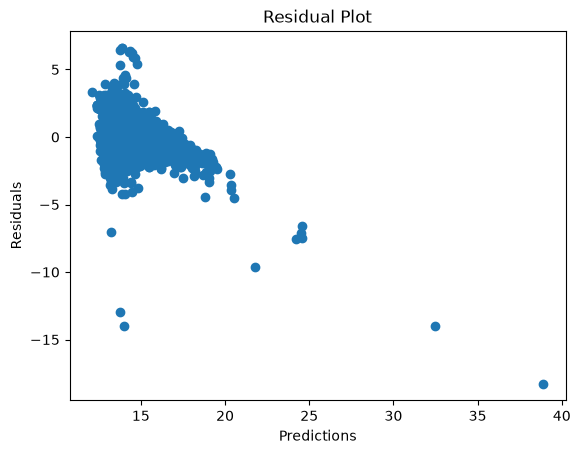
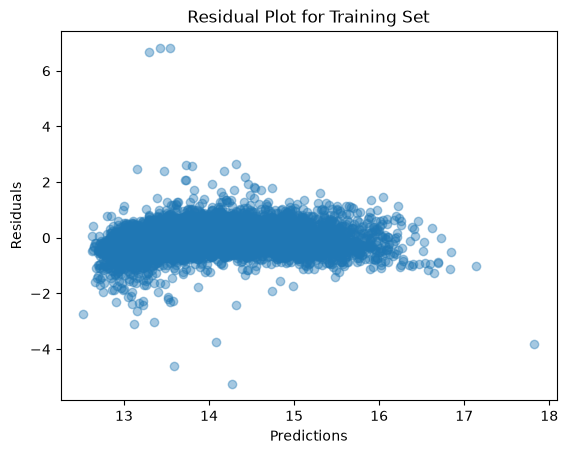
Code edit (unified diff) that turned the first committed figure into the second:
--- before
+++ after
@@ -6,11 +6,11 @@
 
 print('Training score: ', lr.score(X_train, np.log1p(Y_train)))
-print('Test score: ', lr.score(X_test, np.log1p(Y_test)))
+print('Validation score: ', lr.score(X_val, np.log1p(Y_val)))
 
-predictions = lr.predict(X_train)
-residuals = np.log1p(Y_train) - predictions
+predictions = lr.predict(X_val)
+residuals = np.log1p(Y_val) - predictions
 
-plt.scatter(predictions, residuals)
-plt.title('Residual Plot')
+plt.scatter(predictions, residuals, alpha=0.4)
+plt.title('Residual Plot for Validation Set')
 plt.xlabel('Predictions')
 plt.ylabel('Residuals');

Commit: removed outliers, k fold cross val